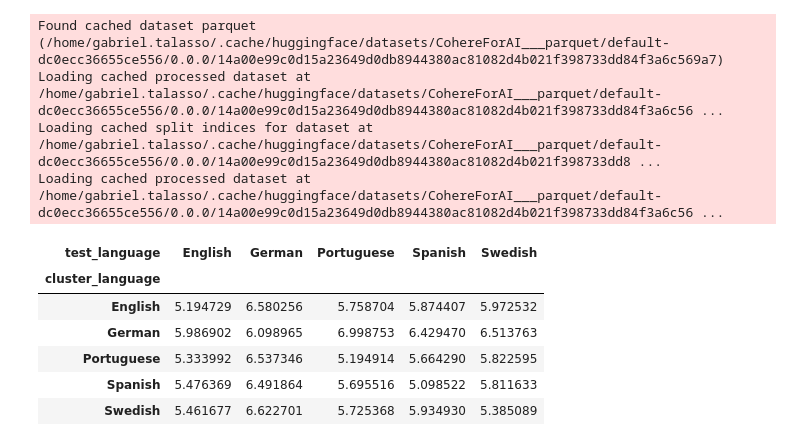
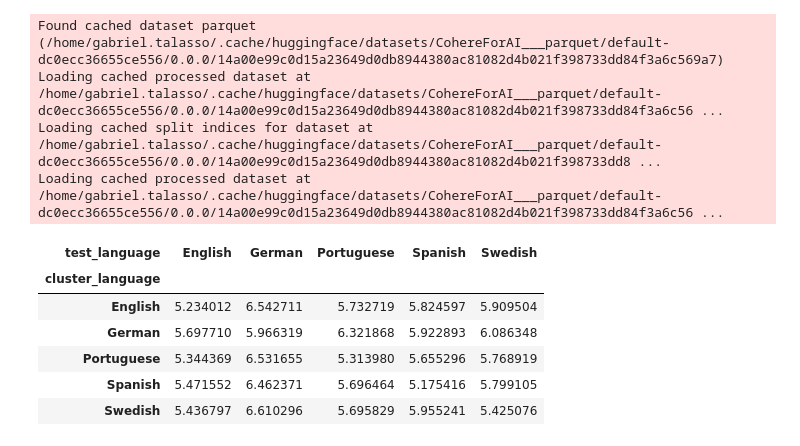
Before and after one commit to GabrielTalasso/FT_LLM_FL, a Jupyter notebook: eval.ipynb, the cells around one changed output. Cells and saved outputs as stored; diff of their text form; code cells hidden in the pictures.

Commit message:
results federated partial

```diff
--- a/eval.ipynb
+++ b/eval.ipynb
@@ -159,52 +159,59 @@ df = pd.DataFrame(columns=['model', 'language', 'ppl'])
 # %%
 df
 # %%
-def get_cluster_language(model): #this code is valid for a specific experiment
+def get_cluster_language(model, federated_type): #this code is valid for a specific experiment
 
-    try:
-        if model.split('_')[1] == '0':
-            cluster_language = 'Swedish'
+    if federated_type == 'fedavg':
+        cluster_language = 'All'
 
-        elif model.split('_')[1] == '1':
-            cluster_language = 'English'
+    if federated_type == 'clustered':
+        try:
+            if model.split('_')[1] == '0':
+                cluster_language = 'Swedish'
 
-        elif model.split('_')[1] == '2':
-            cluster_language = 'German'
+            elif model.split('_')[1] == '1':
+                cluster_language = 'English'
 
-        elif model.split('_')[1] == '3':
-            cluster_language = 'Portuguese'
+            elif model.split('_')[1] == '2':
+                cluster_language = 'German'
 
-        elif model.split('_')[1] == '4':
-            cluster_language = 'Spanish'
+            elif model.split('_')[1] == '3':
+                cluster_language = 'Portuguese'
 
-        else:
+            elif model.split('_')[1] == '4':
+                cluster_language = 'Spanish'
+
+            else:
+                cluster_language = '-'
+
+        except IndexError:
             cluster_language = '-'
 
-    except IndexError:
-        cluster_language = '-'
-
     return cluster_language
 # %%
 federated_type = 'clustered'
+#federated_type = 'fedavg'
+
+round = 100
 # %%
 df_results = pd.read_csv(f'results/perplexity_{federated_type}.csv')
 
-df_results['cluster_language'] = df_results['model'].apply(lambda x: get_cluster_language(x))
+df_results['cluster_language'] = df_results['model'].apply(lambda x: get_cluster_language(x, federated_type=federated_type))
 
 df_results = df_results.rename(columns={'language': 'test_language'})
 
-df_results = df_results[df_results['round'] == 200]
+df_results = df_results[df_results['round'] == round]
 
 df_results = df_results.pivot(index='cluster_language', columns='test_language', values='ppl')
 
-df_results.to_csv(f'results/results_{federated_type}_200.csv')
+df_results.to_csv(f'results/results_{federated_type}_{round}.csv')
 
 df_results
 # %% [output]
 | test_language | English | German | Portuguese | Spanish | Swedish |
 | cluster_language |  |  |  |  |  |
-| English | 5.194729 | 6.580256 | 5.758704 | 5.874407 | 5.972532 |
-| German | 5.986902 | 6.098965 | 6.998753 | 6.429470 | 6.513763 |
-| Portuguese | 5.333992 | 6.537346 | 5.194914 | 5.664290 | 5.822595 |
-| Spanish | 5.476369 | 6.491864 | 5.695516 | 5.098522 | 5.811633 |
-| Swedish | 5.461677 | 6.622701 | 5.725368 | 5.934930 | 5.385089 |
+| English | 5.234012 | 6.542711 | 5.732719 | 5.824597 | 5.909504 |
+| German | 5.697710 | 5.966319 | 6.321868 | 5.922893 | 6.086348 |
+| Portuguese | 5.344369 | 6.531655 | 5.313980 | 5.655296 | 5.768919 |
+| Spanish | 5.471552 | 6.462371 | 5.696464 | 5.175416 | 5.799105 |
+| Swedish | 5.436797 | 6.610296 | 5.695829 | 5.955241 | 5.425076 |
```
Also changed, not shown: parts of 1 cell of this notebook, 3 other files.
